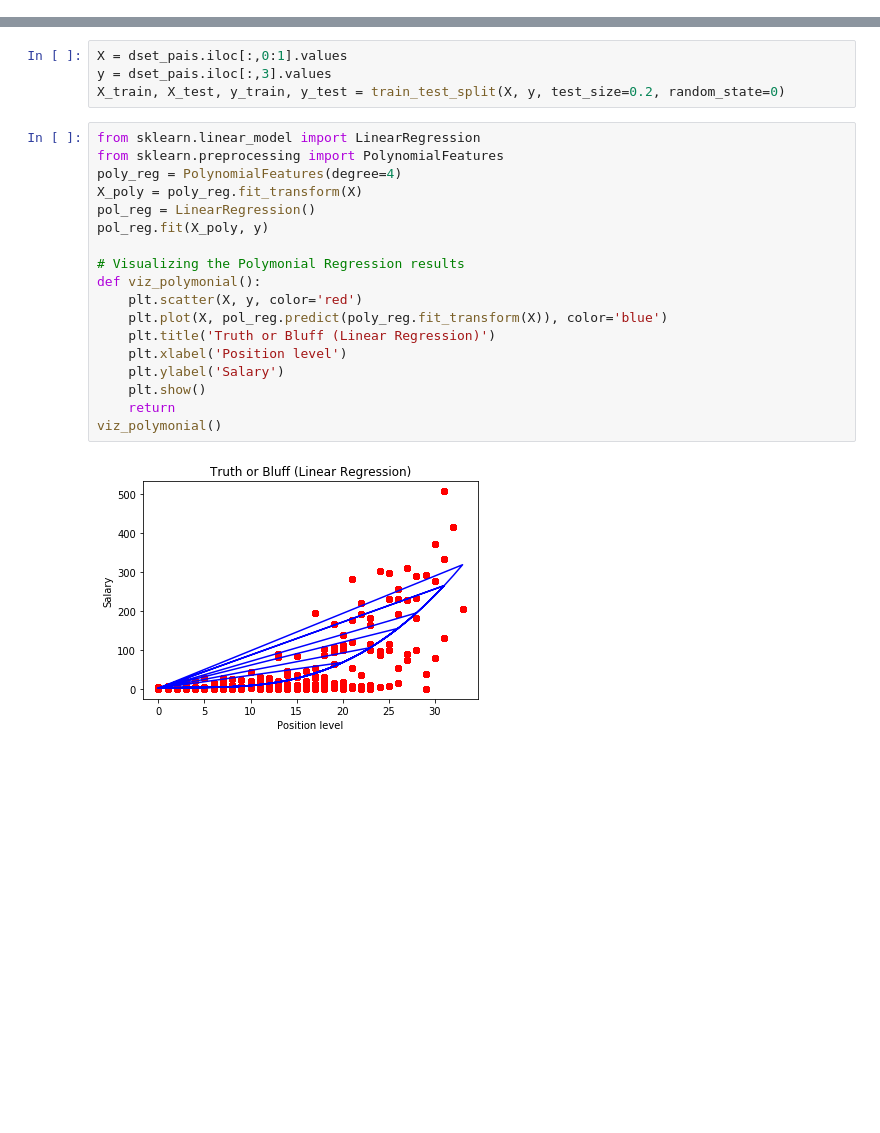
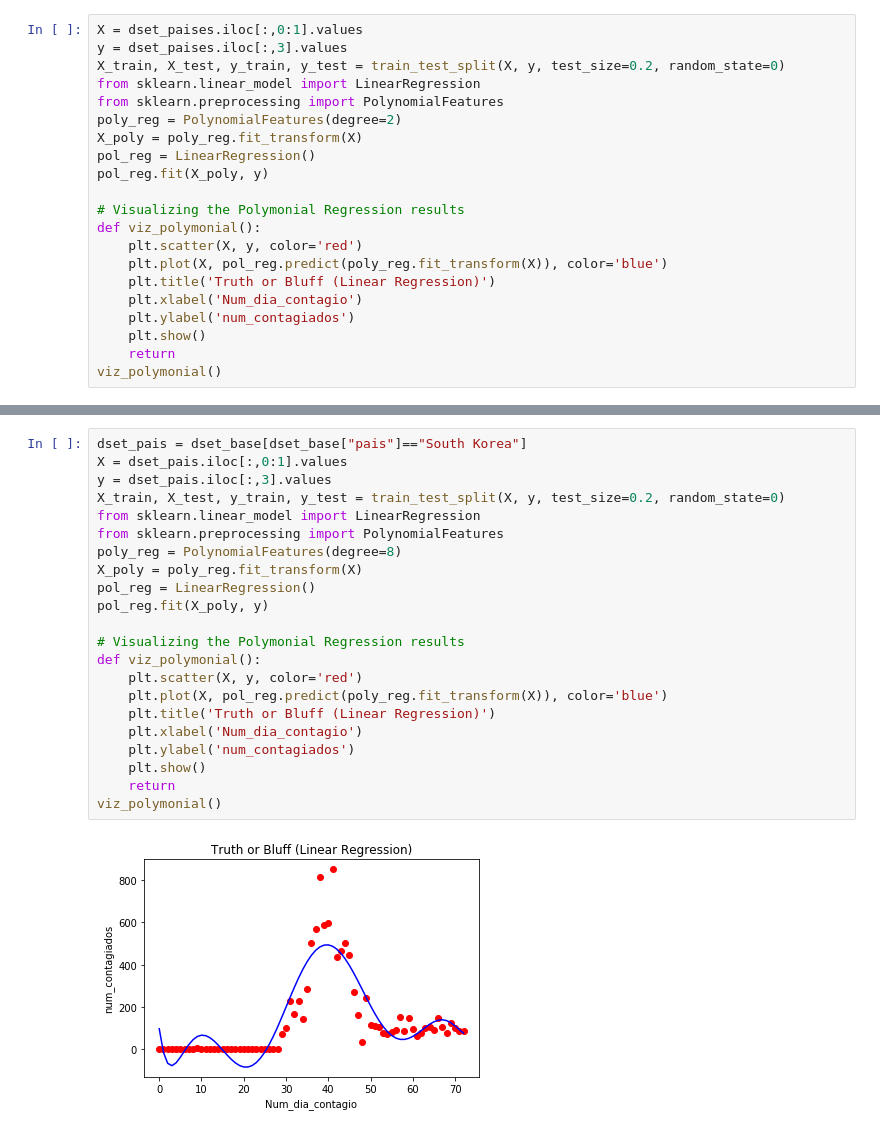
Before and after one commit to joseespinadote/proyecto_intro_mineria, a Jupyter notebook: sandbox-exploratorio.ipynb, the cells around one changed output, grey strips where cells are left out. Saved outputs shown, nothing was run; the diff lists cells and outputs as text; blank space fills up the shorter version.

```diff
--- a/sandbox-exploratorio.ipynb
+++ b/sandbox-exploratorio.ipynb
@@ -43,0 +32,21 @@ dset_pais.describe()
+# %%
+X = dset_paises.iloc[:,0:1].values
+y = dset_paises.iloc[:,3].values
+X_train, X_test, y_train, y_test = train_test_split(X, y, test_size=0.2, random_state=0)
+from sklearn.linear_model import LinearRegression
+from sklearn.preprocessing import PolynomialFeatures
+poly_reg = PolynomialFeatures(degree=2)
+X_poly = poly_reg.fit_transform(X)
+pol_reg = LinearRegression()
+pol_reg.fit(X_poly, y)
+
+# Visualizing the Polymonial Regression results
+def viz_polymonial():
+    plt.scatter(X, y, color='red')
+    plt.plot(X, pol_reg.predict(poly_reg.fit_transform(X)), color='blue')
+    plt.title('Truth or Bluff (Linear Regression)')
+    plt.xlabel('Num_dia_contagio')
+    plt.ylabel('num_contagiados')
+    plt.show()
+    return
+viz_polymonial()
@@ -61,24 +97,24 @@ dset_pais.corr()
-# %%
-X = dset_pais.iloc[:,0:1].values
-y = dset_pais.iloc[:,3].values
-X_train, X_test, y_train, y_test = train_test_split(X, y, test_size=0.2, random_state=0)
 # %%
+dset_pais = dset_base[dset_base["pais"]=="South Korea"]
+X = dset_pais.iloc[:,0:1].values
+y = dset_pais.iloc[:,3].values
+X_train, X_test, y_train, y_test = train_test_split(X, y, test_size=0.2, random_state=0)
 from sklearn.linear_model import LinearRegression
 from sklearn.preprocessing import PolynomialFeatures
-poly_reg = PolynomialFeatures(degree=4)
+poly_reg = PolynomialFeatures(degree=8)
 X_poly = poly_reg.fit_transform(X)
 pol_reg = LinearRegression()
 pol_reg.fit(X_poly, y)
 
 # Visualizing the Polymonial Regression results
 def viz_polymonial():
     plt.scatter(X, y, color='red')
     plt.plot(X, pol_reg.predict(poly_reg.fit_transform(X)), color='blue')
     plt.title('Truth or Bluff (Linear Regression)')
-    plt.xlabel('Position level')
-    plt.ylabel('Salary')
+    plt.xlabel('Num_dia_contagio')
+    plt.ylabel('num_contagiados')
     plt.show()
     return
 viz_polymonial()
 # %% [output]
-[figure, old version]
+[figure, new version]
```
Also changed, not shown: parts of 14 cells of this notebook, 1 other file.
